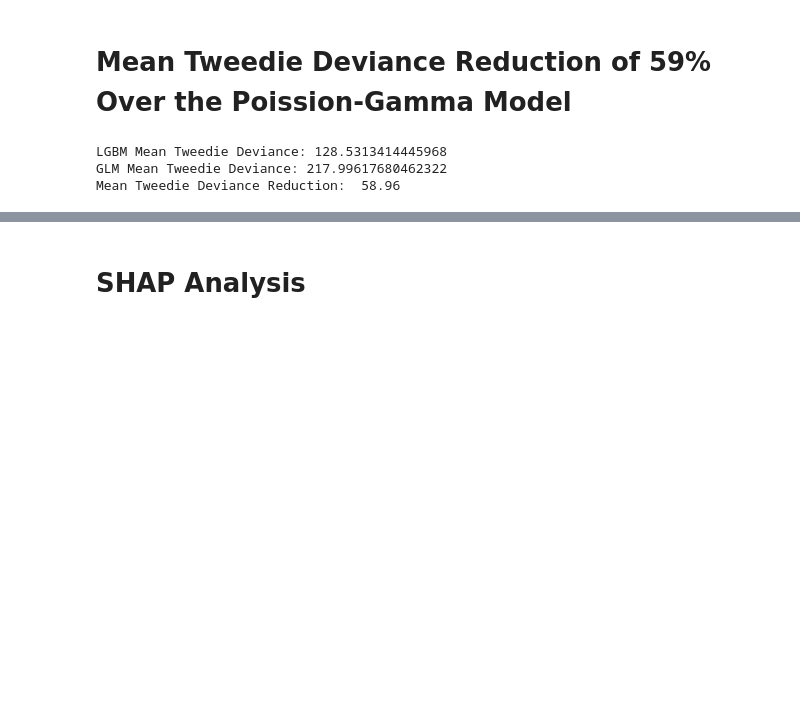
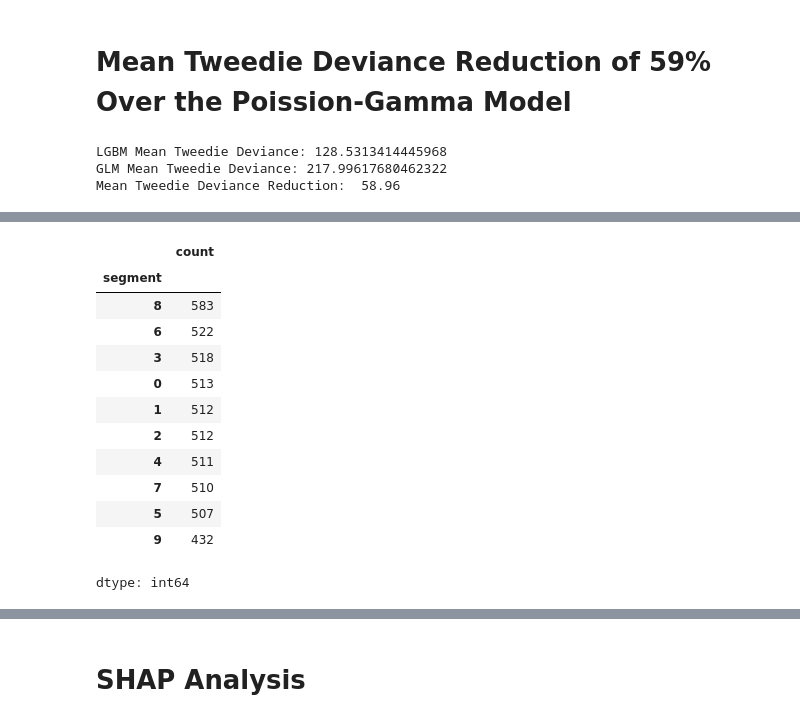
Before and after one commit to DSML12/End_to_End_Loss_Cost_Model, a Jupyter notebook: src/notebook/End_to_End_Loss_Cost_Modeling_LGBM_GLM.ipynb, the cells around one changed output, grey strips where cells are left out. Drawn from its saved outputs; the diff is of its cells as text; code cells hidden in the pictures; blank space fills up the shorter version.

```diff
--- a/src/notebook/End_to_End_Loss_Cost_Modeling_LGBM_GLM.ipynb
+++ b/src/notebook/End_to_End_Loss_Cost_Modeling_LGBM_GLM.ipynb
@@ -628,0 +715,16 @@ model.save_model('loss_cost_lgbm.txt')
+# %%
+x_va['segment'].value_counts()
+# %% [output]
+|  | count |
+| segment |  |
+| 8 | 583 |
+| 6 | 522 |
+| 3 | 518 |
+| 0 | 513 |
+| 1 | 512 |
+| 2 | 512 |
+| 4 | 511 |
+| 7 | 510 |
+| 5 | 507 |
+| 9 | 432 |
+dtype: int64
```
Also changed, not shown: parts of 43 cells of this notebook.
